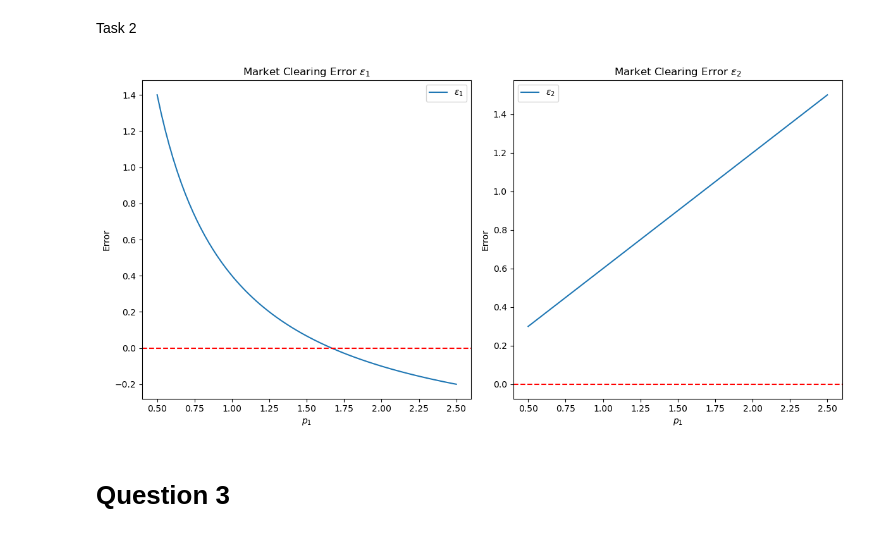
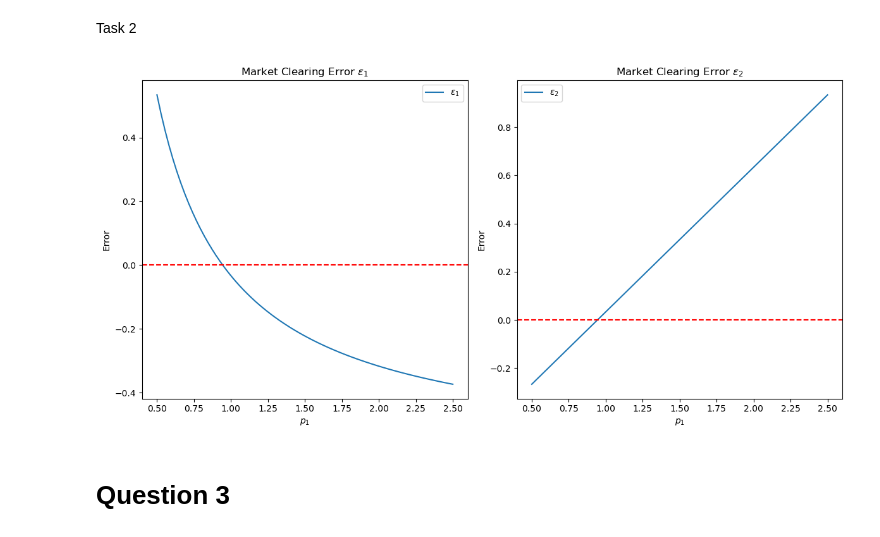
Before and after one commit to NumEconCopenhagen/projects-2024-sara-sara-huda, a Jupyter notebook: inauguralproject/inauguralproject.ipynb, the cells around one changed output. Cells and saved outputs as stored; diff of their text form; code cells hidden in the pictures.

```diff
--- a/inauguralproject/inauguralproject.ipynb
+++ b/inauguralproject/inauguralproject.ipynb
@@ -132,41 +132,41 @@ errors_2 = []
 
 for p1 in p1_values:
     # Demand calculations
-    x_A1_star = (alpha * omega_A1 * p1 + omega_A2) / p1
-    x_A2_star = ((1 - alpha) * omega_A1 * p1 + omega_A2)
-    x_B1_star = (beta * omega_B1 * p1 + omega_B2) / p1
-    x_B2_star = ((1 - beta) * p1 * omega_B1 + omega_B2)
+    x_A1_star = alpha * ((omega_A1 * p1 + omega_A2) / p1)
+    x_A2_star = (1 - alpha) * (omega_A1 * p1 + omega_A2)
+    x_B1_star = beta * ((omega_B1 * p1 + omega_B2) / p1)
+    x_B2_star = (1 - beta) * (p1 * omega_B1 + omega_B2)
 
     # Market clearing errors
     epsilon_1 = x_A1_star + x_B1_star - omega_A1 - omega_B1
     epsilon_2 = x_A2_star + x_B2_star - omega_A2 - omega_B2
 
     errors_1.append(epsilon_1)
     errors_2.append(epsilon_2)
 
 # Plotting
 plt.figure(figsize=(12, 6))
 
 plt.subplot(1, 2, 1)
 plt.plot(p1_values, errors_1, label=r'$\epsilon_1$')
 plt.xlabel('$p_1$')
 plt.ylabel('Error')
 plt.title('Market Clearing Error $\epsilon_1$')
 plt.axhline(0, color='red', linestyle='--')
 plt.legend()
 
 plt.subplot(1, 2, 2)
 plt.plot(p1_values, errors_2, label=r'$\epsilon_2$')
 plt.xlabel('$p_1$')
 plt.ylabel('Error')
 plt.title('Market Clearing Error $\epsilon_2$')
 plt.axhline(0, color='red', linestyle='--')
 plt.legend()
 
 plt.tight_layout()
 plt.show()
 # %% [output]
-[figure, old version]
+[figure, new version]
 # %% [markdown]
 # Question 3
 # %% [markdown]
```
